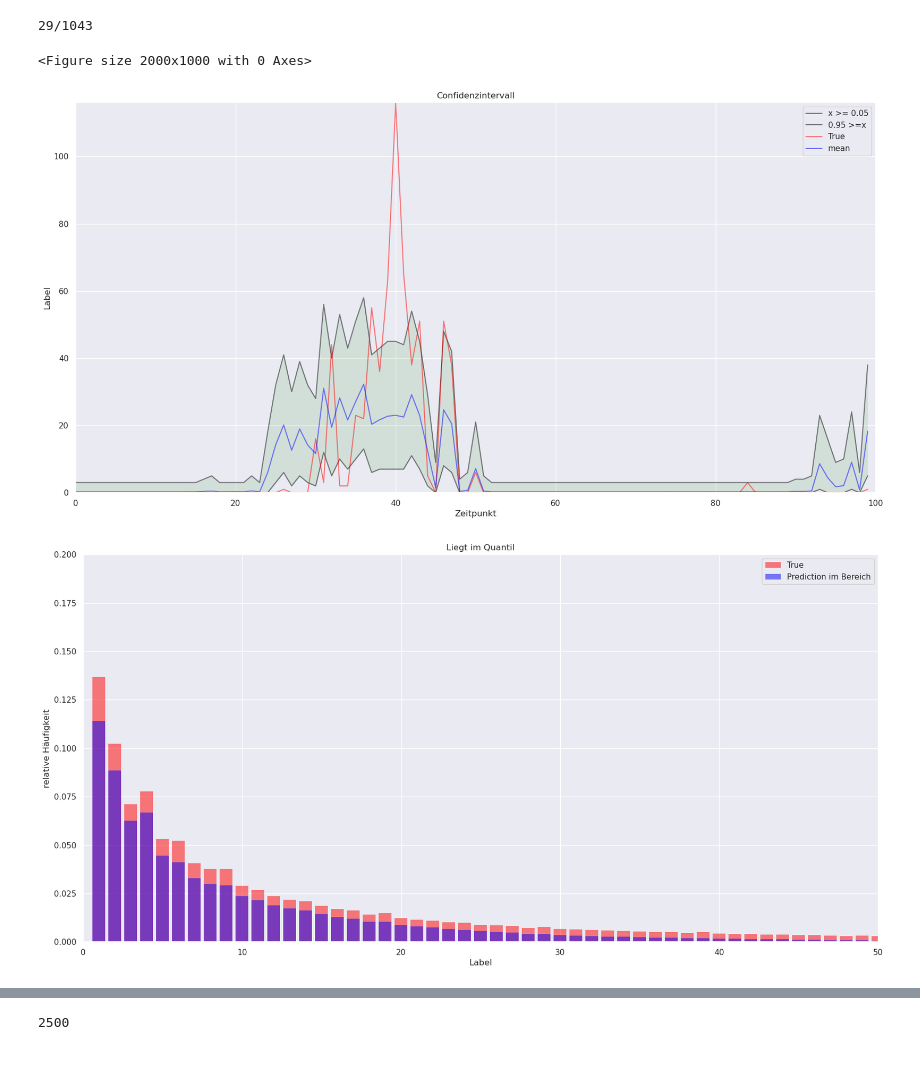
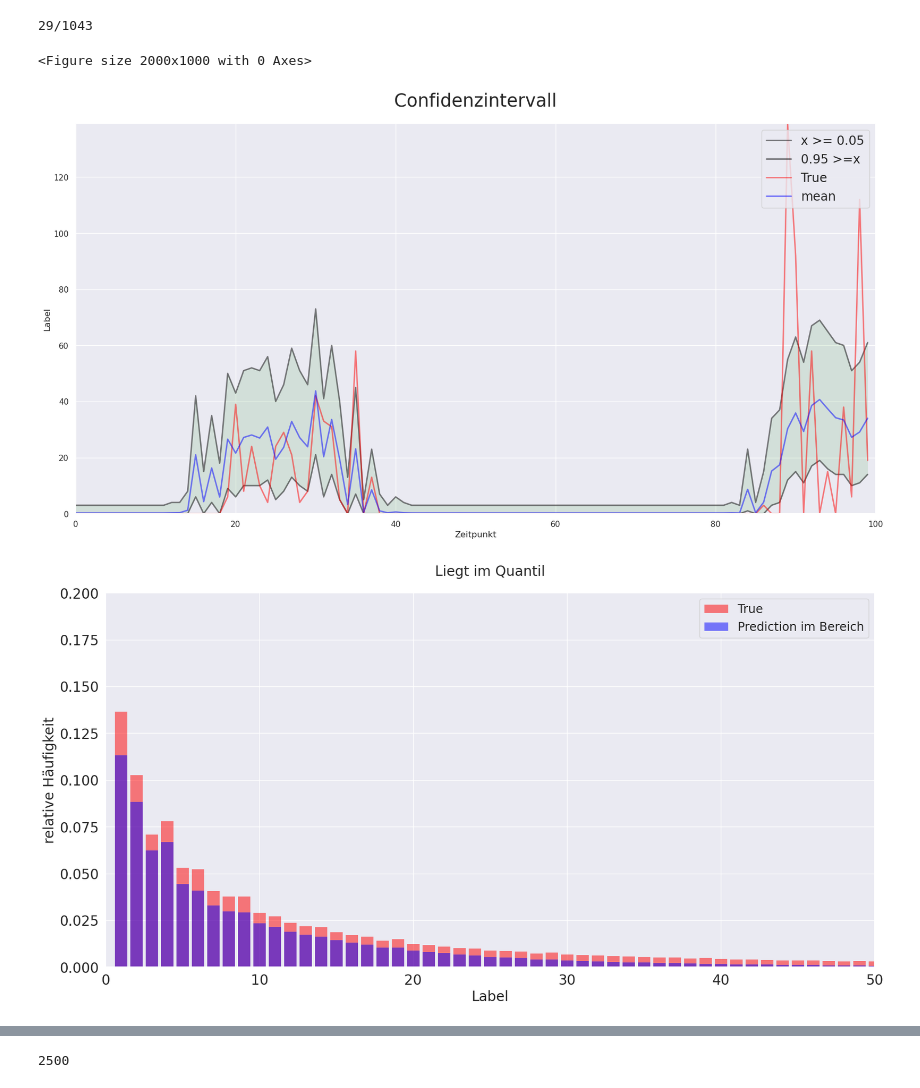
Before and after one commit to PaulSut/DeepRain2, a Jupyter notebook: DeepRain/30min_LSTM_conv_znBinomial_eval.ipynb, the cells around one changed output, grey strips where cells are left out. Saved outputs shown, nothing was run; the diff lists cells and outputs as text; code cells hidden in the pictures; blank space fills up the shorter version.

```diff
--- a/DeepRain/30min_LSTM_conv_znBinomial_eval.ipynb
+++ b/DeepRain/30min_LSTM_conv_znBinomial_eval.ipynb
@@ -192,38 +192,49 @@ q,l = ret
 def plotCFDI(q,l):
     x,y = np.random.randint(low=0,high=q[0].shape[1],size=2)
 
     lower = []
     upper = []
     mean  = []
     label = []
 
     for i in range(len(q)):
         lower.append(q[i][0,x,y,0])
         mean.append(q[i][0,x,y,1])
         upper.append(q[i][0,x,y,2])
         label.append(l[i][x,y,0])
 
     x = np.arange(len(lower))
 
     sns.set(style="darkgrid")
     plt.figure(figsize=(20, 10),dpi=100)
     fig, ax = plt.subplots(1, 1,figsize=(20, 10),dpi=100, sharex=True)
 
-    ax.plot(x, lower,color='black',label="x >= 0.05",alpha = 0.5)
-    ax.plot(x, upper, color='black',label="0.95 >=x",alpha = 0.5)
-    ax.plot(x, label, color='red',label="True",alpha = 0.5)
-    ax.plot(x, mean, color='blue',label="mean",alpha = 0.5)
+    size=25
+    lw = 2
+    params = {'legend.fontsize': 'x-large',
+              'figure.figsize': (20,8),
+              'axes.labelsize': size,
+              'axes.titlesize': size,
+              'xtick.labelsize': size,
+              'ytick.labelsize': size,
+              'axes.titlepad': 25}
+    plt.rcParams.update(params)
+
+    ax.plot(x, lower,color='black',label="x >= 0.05",alpha = 0.5,lw=lw)
+    ax.plot(x, upper, color='black',label="0.95 >=x",alpha = 0.5,lw=lw)
+    ax.plot(x, label, color='red',label="True",alpha = 0.5,lw=lw)
+    ax.plot(x, mean, color='blue',label="mean",alpha = 0.5,lw=lw)
     plt.legend(loc="upper right")
     ax.fill_between(x, lower, upper, where=upper >= lower, facecolor='green', alpha=0.1,interpolate=True)
     ax.set_title('Confidenzintervall')
     plt.ylim([0.0, np.max( (np.max(label),np.max(upper)) )])
     plt.xlim([0, len(q)])
     plt.ylabel('Label')
     plt.xlabel('Zeitpunkt')
 plotCFDI(q[0:100],l[0:100])
 # %% [output]
 <Figure size 2000x1000 with 0 Axes>
-[figure, old version]
+[figure, new version]
 # %%
 hist,hist_q = histogramm(q,l)
 # %%
@@ -235,6 +246,16 @@ def plotHist(hist,hist_q):
     sns.set(style="darkgrid")
     plt.figure(figsize=(20, 10),dpi=100)
 
+    size=20
+    lw = 3
+    params = {'legend.fontsize': 'x-large',
+              'figure.figsize': (20,8),
+              'axes.labelsize': size,
+              'axes.titlesize': size,
+              'xtick.labelsize': size,
+              'ytick.labelsize': size,
+              'axes.titlepad': 25}
+    plt.rcParams.update(params)
 
     hist_n = hist / hist[1:50].sum()
     plt.title('Liegt im Quantil')
@@ -255,7 +276,7 @@ def plotHist(hist,hist_q):
 
 plotHist(hist,hist_q)
 # %% [output]
-[figure, old version]
+[figure, new version]
 # %%
 someStats(hist,hist_q)
 # %% [output]
```
Also changed, not shown: parts of 8 cells of this notebook.
